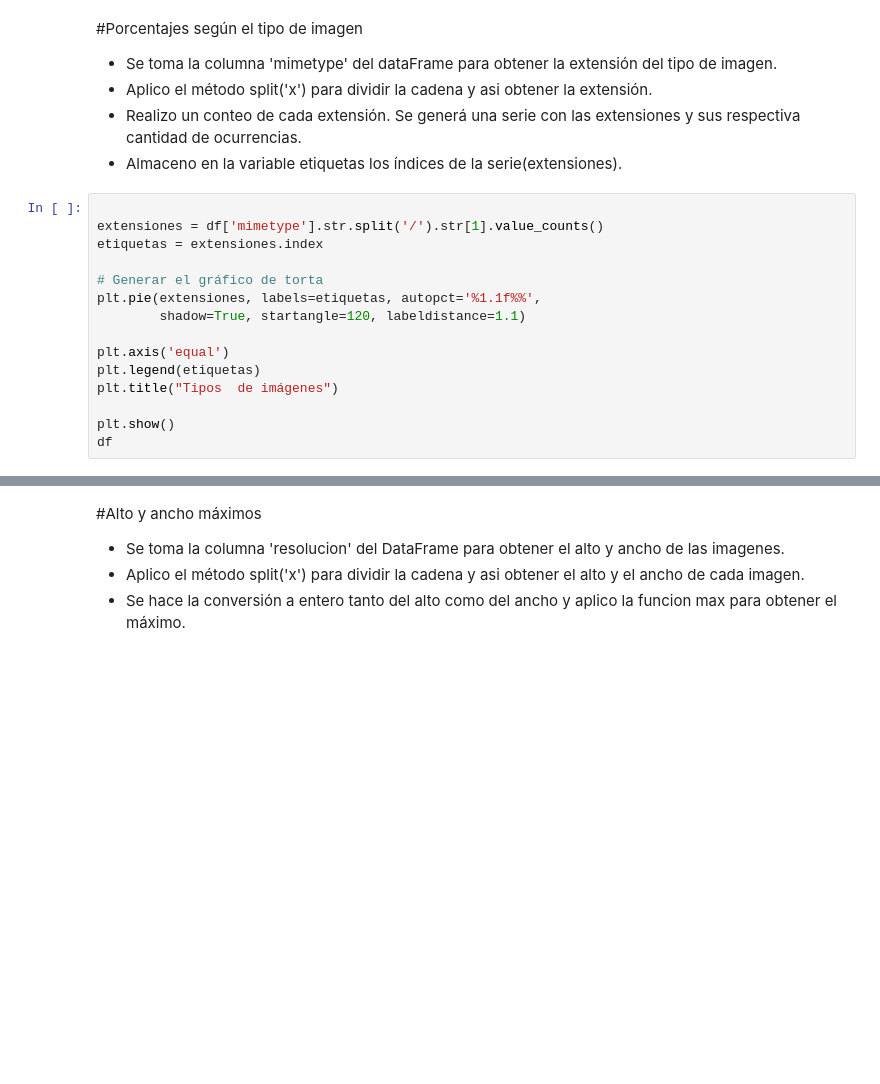
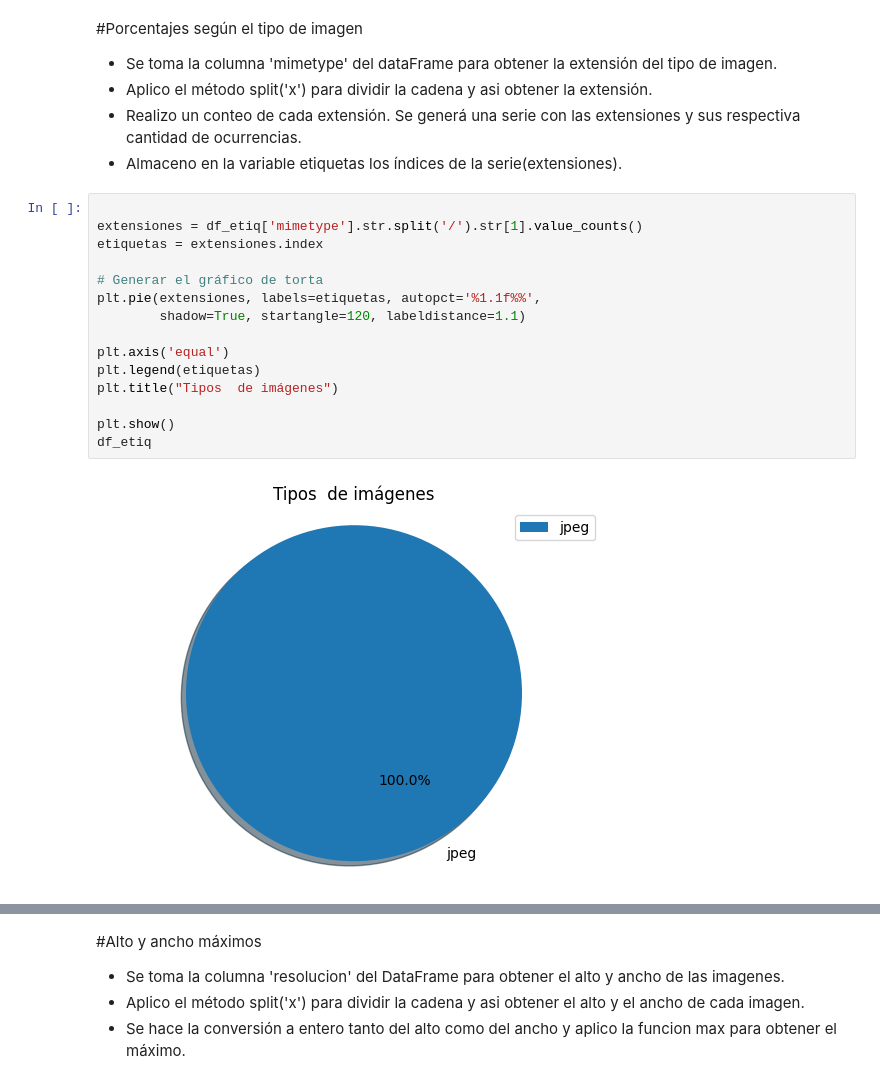
Before and after one commit to mayraPeguinho/unlpImage, a Jupyter notebook: notebooks/estadisticas_jupyter.ipynb, the cells around one changed output, grey strips where cells are left out. Saved outputs shown, nothing was run; the diff lists cells and outputs as text; blank space fills up the shorter version.

```diff
--- a/notebooks/estadisticas_jupyter.ipynb
+++ b/notebooks/estadisticas_jupyter.ipynb
@@ -20,16 +21,18 @@ df_logs=pd.read_csv(archivo_logs_csv)
 - Almaceno en la variable etiquetas los índices de la serie(extensiones).
 # %%
 
-extensiones = df['mimetype'].str.split('/').str[1].value_counts()
+extensiones = df_etiq['mimetype'].str.split('/').str[1].value_counts()
 etiquetas = extensiones.index
 
 # Generar el gráfico de torta
 plt.pie(extensiones, labels=etiquetas, autopct='%1.1f%%',
         shadow=True, startangle=120, labeldistance=1.1)
 
 plt.axis('equal')
 plt.legend(etiquetas)
 plt.title("Tipos  de imágenes")
 
 plt.show()
-df
+df_etiq
+# %% [output]
+[figure, added]
```
Also changed, not shown: parts of 11 cells of this notebook, 3 other files.
